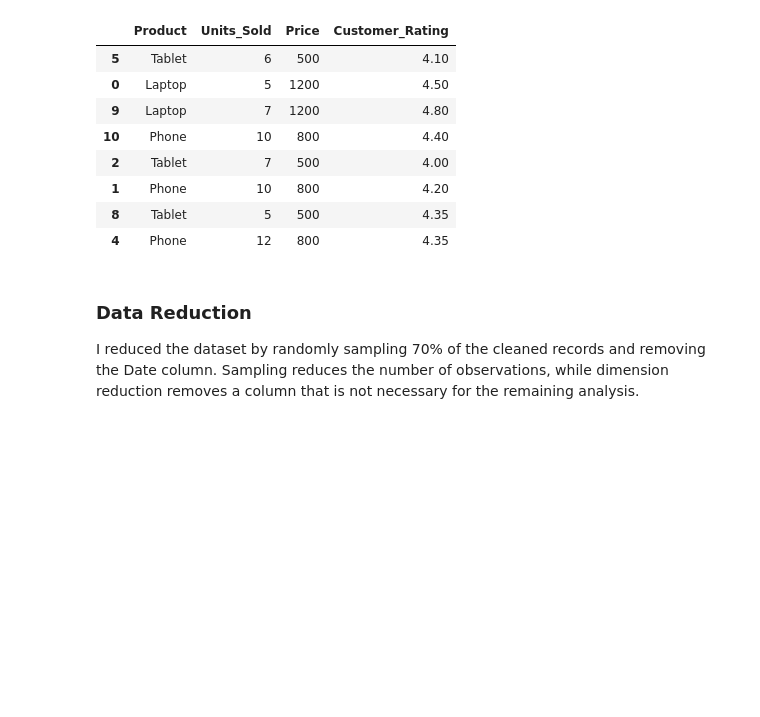
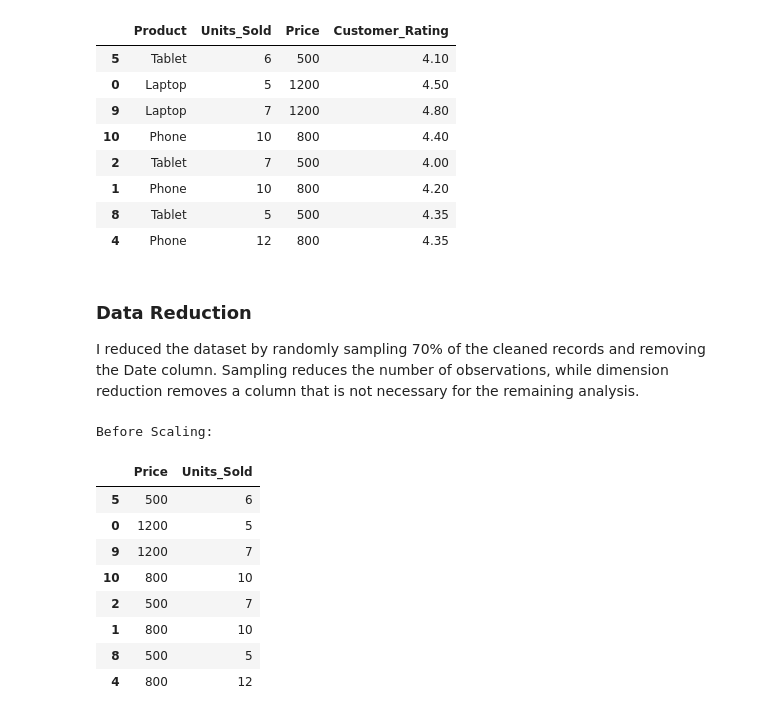
Before and after one commit to elkana-m/CS-634, a Jupyter notebook: lab1/lab1.ipynb, the cells around one changed output. Drawn from its saved outputs; the diff is of its cells as text; code cells hidden in the pictures; blank space fills up the shorter version.

```diff
--- a/lab1/lab1.ipynb
+++ b/lab1/lab1.ipynb
@@ -215,3 +214,17 @@ Shape: (8, 4)
 # %% [markdown]
 ### Data Reduction
 I reduced the dataset by randomly sampling 70% of the cleaned records and removing the Date column. Sampling reduces the number of observations, while dimension reduction removes a column that is not necessary for the remaining analysis.
+# %%
+print("Before Scaling:")
+df_reduced[["Price", "Units_Sold"]]
+# %% [output]
+Before Scaling:
+|  | Price | Units_Sold |
+| 5 | 500 | 6 |
+| 0 | 1200 | 5 |
+| 9 | 1200 | 7 |
+| 10 | 800 | 10 |
+| 2 | 500 | 7 |
+| 1 | 800 | 10 |
+| 8 | 500 | 5 |
+| 4 | 800 | 12 |
```
Also changed, not shown: parts of 12 cells of this notebook.
